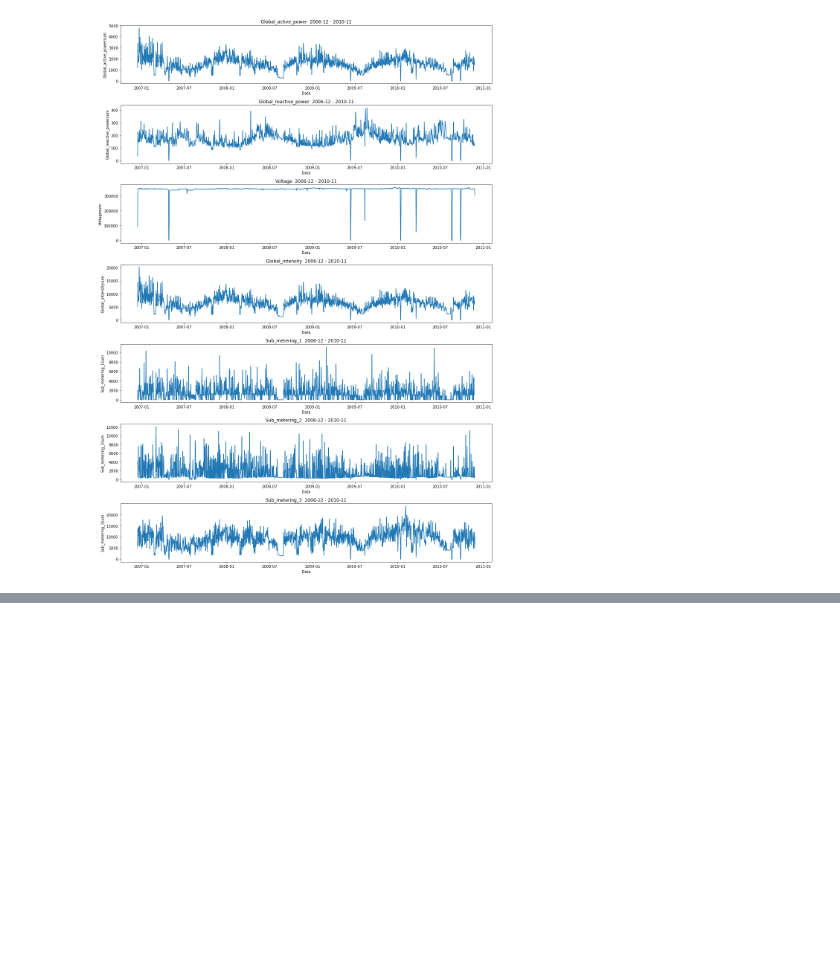
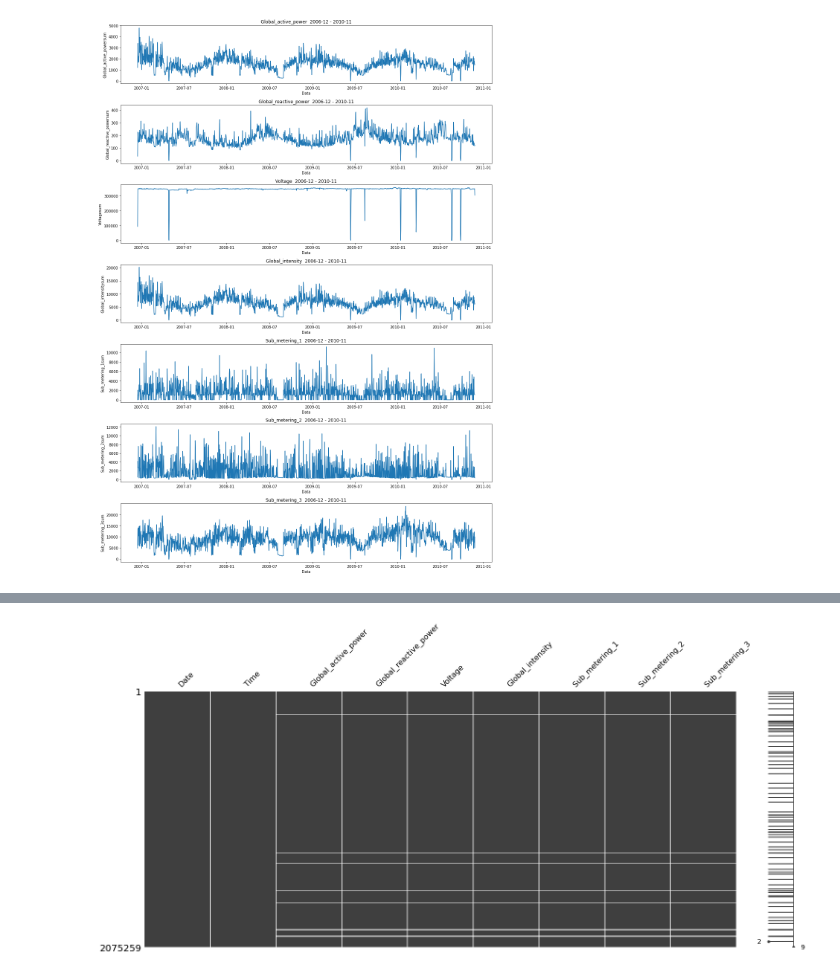
Before and after one commit to mhnasser/Cluistering_de_clientes_por_consumo_de_energia, a Jupyter notebook: notebooks/Data Analyses.ipynb, the cells around one changed output, grey strips where cells are left out. Drawn from its saved outputs; the diff is of its cells as text; code cells hidden in the pictures; blank space fills up the shorter version.

```diff
--- a/notebooks/Rascunho.ipynb
+++ b/notebooks/Data Analyses.ipynb
@@ -157,0 +151,4 @@ plt.show()
+# %%
+msno.matrix(df);
+# %% [output]
+[figure, added]
```
Also changed, not shown: parts of 11 cells of this notebook.
